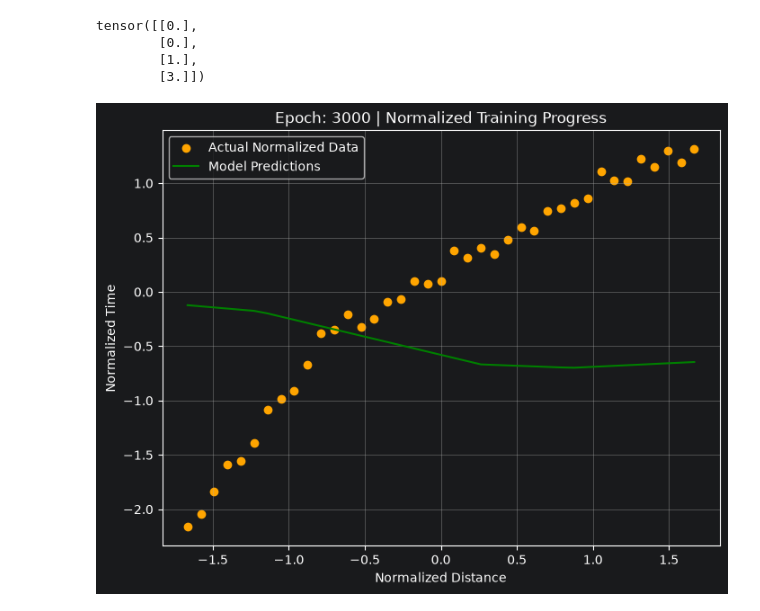
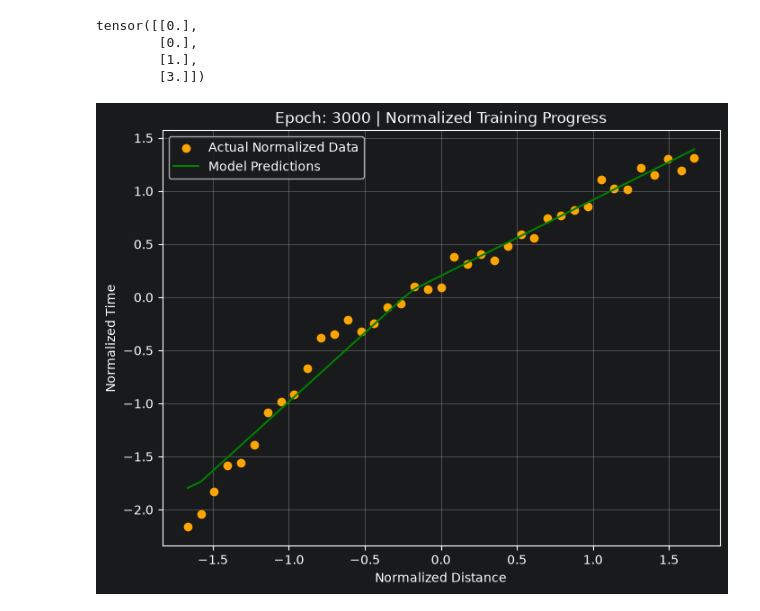
Before and after one commit to thtomid/ML-AI-Engineering, a Jupyter notebook: 13 - Implement a Non-Linear Neural Network in Py Torch.ipynb, the cells around one changed output. Saved outputs shown, nothing was run; the diff lists cells and outputs as text; code cells hidden in the pictures.

```diff
--- a/13 - Implement a Non-Linear Neural Network in Py Torch.ipynb
+++ b/13 - Implement a Non-Linear Neural Network in Py Torch.ipynb
@@ -143,25 +143,25 @@ optimizer = optim.SGD(model.parameters(), lr=0.01)
 # %%
 torch.manual_seed(42)
 num_epochs = 3000
 train_losses = []
 
 for epoch in range(num_epochs):
     optimizer.zero_grad()
-    outputs = linear_model(distances_norm)
+    outputs = model(distances_norm)
     loss = loss_function(outputs, times_norm)
     loss.backward()
     optimizer.step()
     train_losses.append(loss.item())
 
     if (epoch + 1) % 50 == 0:
         helper_utils.plot_training_progress(
             epoch,
             model,
             distances_norm,
             times_norm,
         )
     print("Training Complete")
     print("Final Loss: ", loss.item())
 # %% [output]
-[figure, old version]
+[figure, new version]
 Training Complete
```
Also changed, not shown: parts of 1 cell of this notebook.
